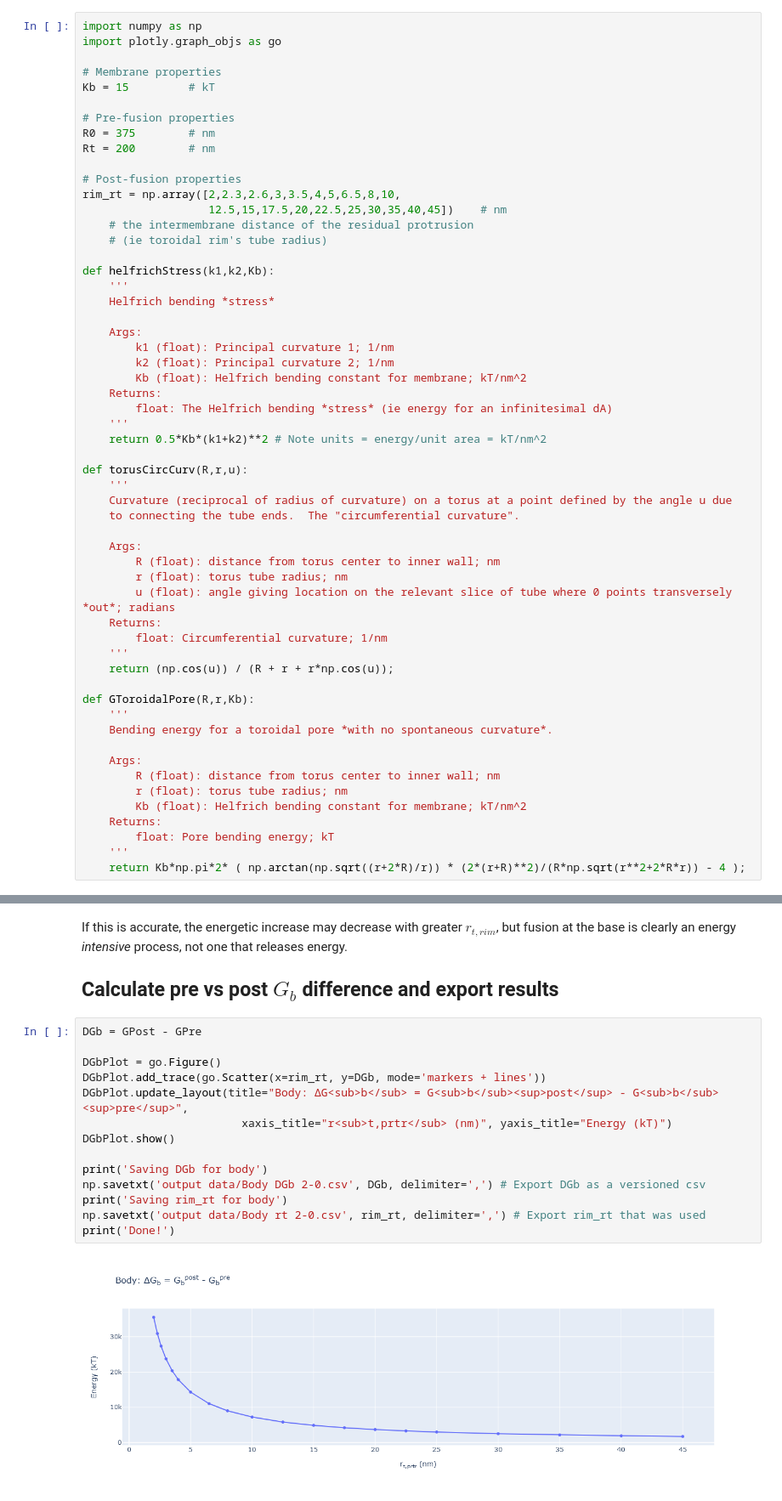
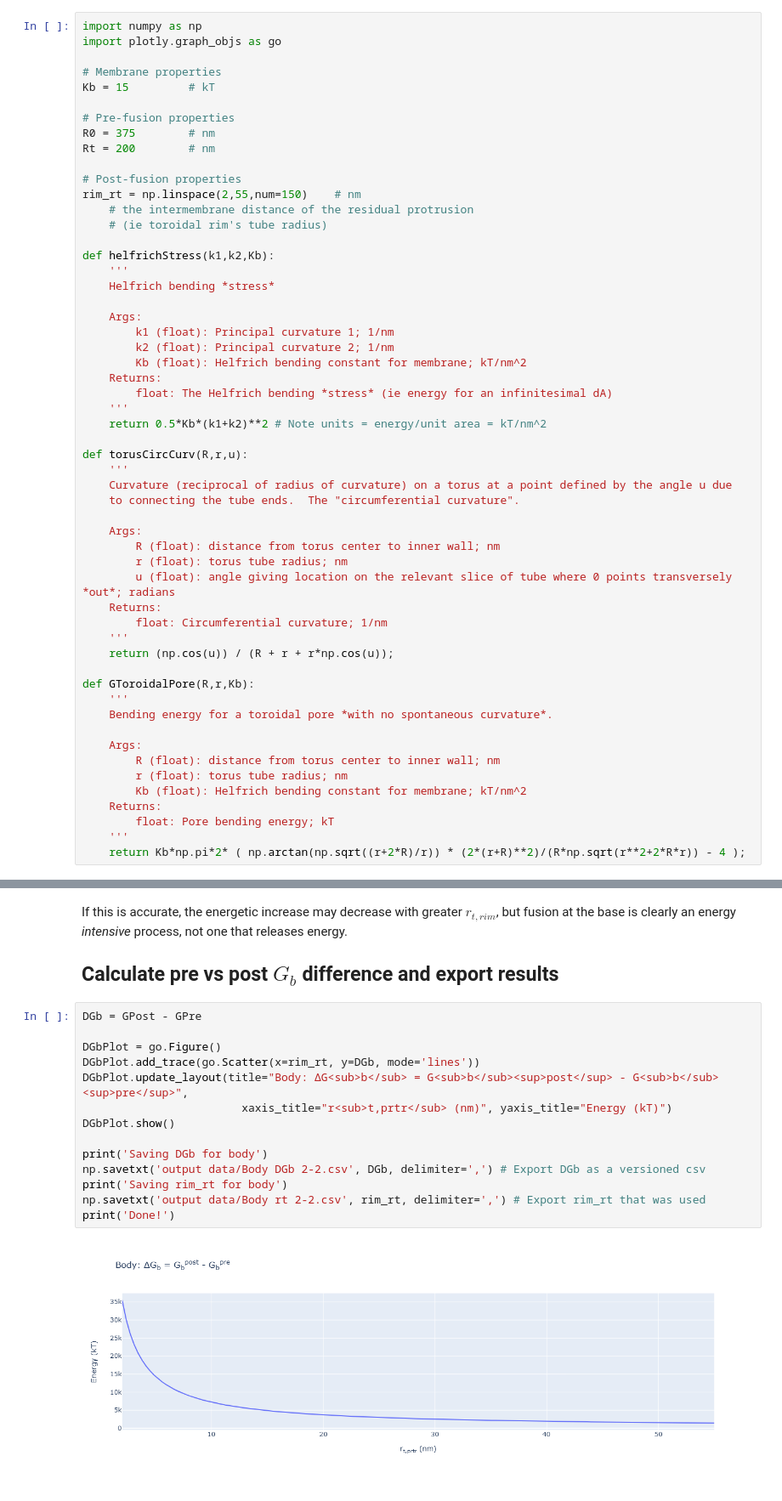
Before and after one commit to csera/Cell_Protrusion_Characterization, a Jupyter notebook: Python/BodyFusionPrePost.ipynb, the cells around one changed output, grey strips where cells are left out. Shown at 85% size. Drawn from its saved outputs; the diff is of its cells as text.

```diff
--- a/Python/BodyFusionPrePost.ipynb
+++ b/Python/BodyFusionPrePost.ipynb
@@ -39,8 +39,7 @@ R0 = 375        # nm
 Rt = 200        # nm
 
 # Post-fusion properties
-rim_rt = np.array([2,2.3,2.6,3,3.5,4,5,6.5,8,10,
-                   12.5,15,17.5,20,22.5,25,30,35,40,45])    # nm
+rim_rt = np.linspace(2,55,num=150)    # nm
     # the intermembrane distance of the residual protrusion
     # (ie toroidal rim's tube radius)
 
@@ -279,19 +304,19 @@ If this is accurate, the energetic increase may decrease with greater $r_{t,rim}
 # %%
 DGb = GPost - GPre
 
 DGbPlot = go.Figure()
-DGbPlot.add_trace(go.Scatter(x=rim_rt, y=DGb, mode='markers + lines'))
+DGbPlot.add_trace(go.Scatter(x=rim_rt, y=DGb, mode='lines'))
 DGbPlot.update_layout(title="Body: ΔG<sub>b</sub> = G<sub>b</sub><sup>post</sup> - G<sub>b</sub><sup>pre</sup>",
                         xaxis_title="r<sub>t,prtr</sub> (nm)", yaxis_title="Energy (kT)")
 DGbPlot.show()
 
 print('Saving DGb for body')
-np.savetxt('output data/Body DGb 2-0.csv', DGb, delimiter=',') # Export DGb as a versioned csv
+np.savetxt('output data/Body DGb 2-2.csv', DGb, delimiter=',') # Export DGb as a versioned csv
 print('Saving rim_rt for body')
-np.savetxt('output data/Body rt 2-0.csv', rim_rt, delimiter=',') # Export rim_rt that was used
+np.savetxt('output data/Body rt 2-2.csv', rim_rt, delimiter=',') # Export rim_rt that was used
 print('Done!')
 # %% [output]
-[figure, old version]
+[figure, new version]
 Saving DGb for body
 Saving rim_rt for body
 Done!
```
Also changed, not shown: parts of 5 cells of this notebook, 55 other files.
